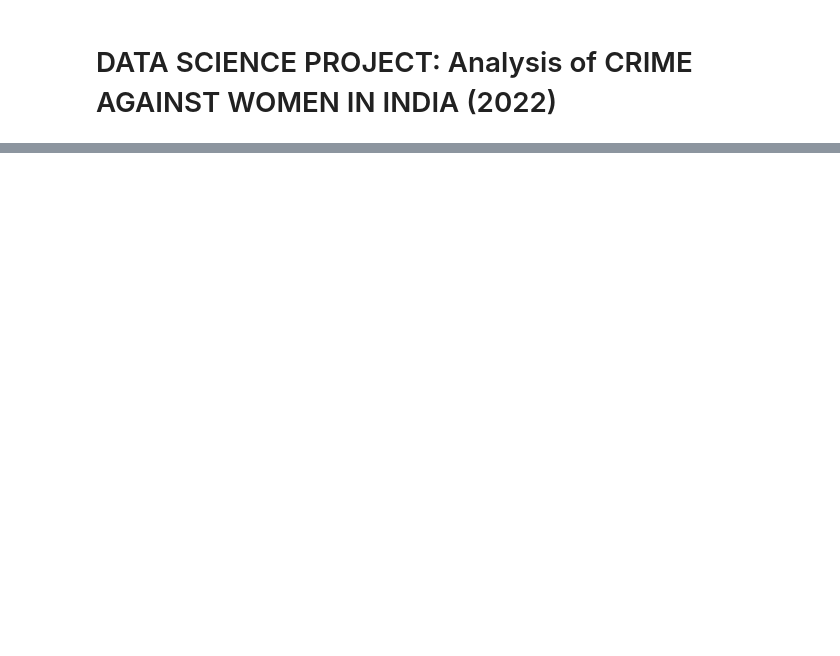
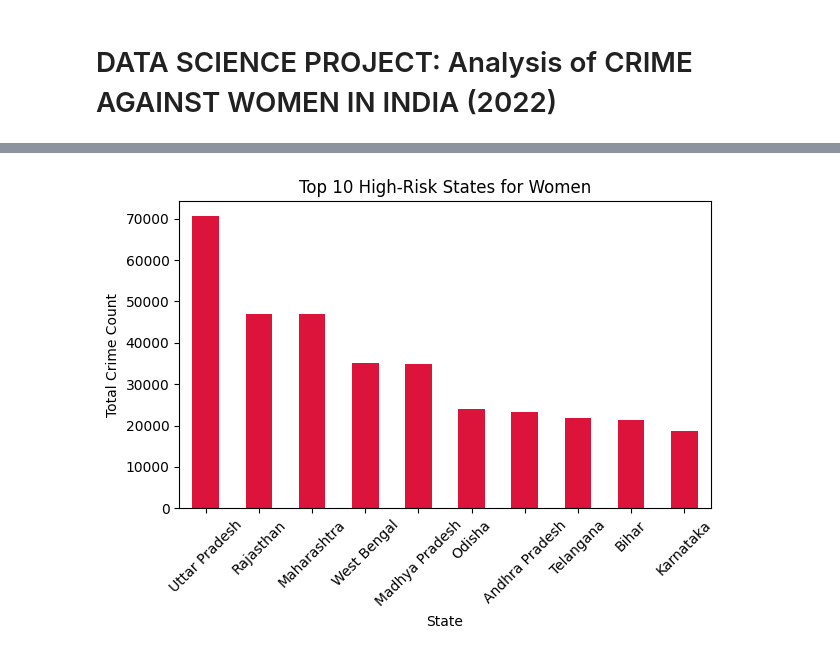
Before and after one commit to chabhijeet004/CrimeAgainstWomen2022, a Jupyter notebook: Notebook.ipynb, the cells around one changed output, grey strips where cells are left out. Saved outputs shown, nothing was run; the diff lists cells and outputs as text; code cells hidden in the pictures; blank space fills up the shorter version.

```diff
--- a/Notebook.ipynb
+++ b/Notebook.ipynb
@@ -50,0 +25,19 @@ IndexError: positional indexers are out-of-bounds
+# %%
+#objective 1: identifying high risk states for women
+cols = data.columns[[3,4,5,6,7,8,9,16,19,22,28,29,30,31,32,33,34,35,36,37,38,39,41,44,45]]
+
+statewise_crime = data.groupby("State")[cols].sum()
+
+statewise_crime["Total_Crimes"] = statewise_crime.sum(axis=1)
+
+top_risk_states = statewise_crime.sort_values("Total_Crimes", ascending=False)
+
+# Plot
+top_risk_states["Total_Crimes"].head(10).plot(kind='bar', color='crimson')
+plt.title("Top 10 High-Risk States for Women")
+plt.ylabel("Total Crime Count")
+plt.xticks(rotation=45)
+plt.tight_layout()
+plt.show()
+# %% [output]
+[figure, added]
```
Also changed, not shown: parts of 14 cells of this notebook, 1 other file.
